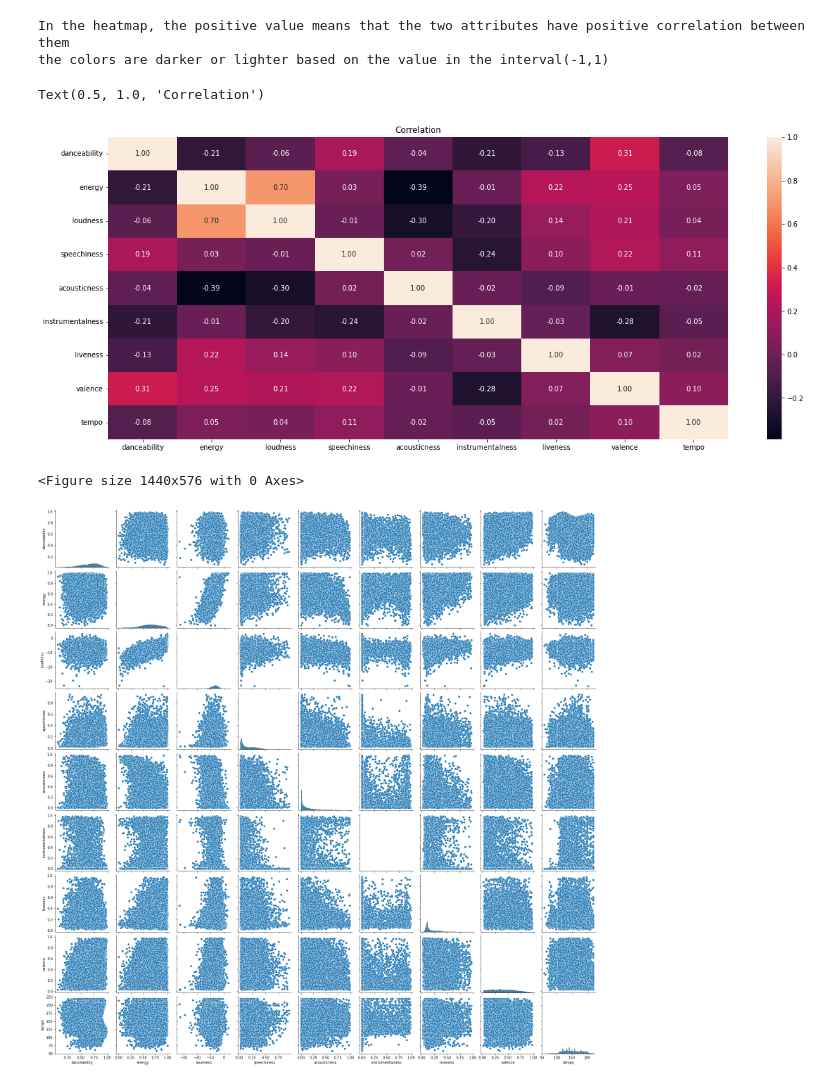
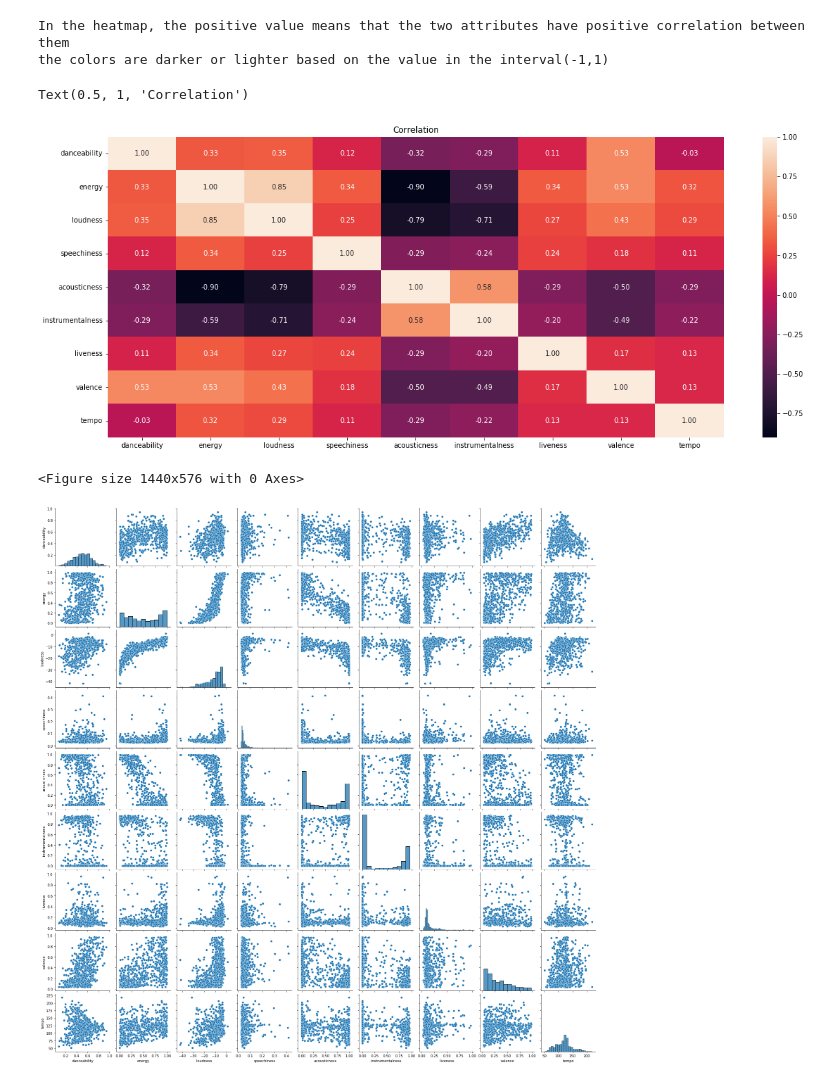
Before and after one commit to olalekeolaleke/Track-Information-and-Mood-Detector, a Jupyter notebook: analysis.ipynb, the cells around one changed output. Cells and saved outputs as stored; diff of their text form; code cells hidden in the pictures.

```diff
--- a/analysis.ipynb
+++ b/analysis.ipynb
@@ -15,5 +13,7 @@ from sklearn.preprocessing import MinMaxScaler
 # %%
-# reading csv file
-data_df = pd.read_csv("data/music_data.csv")
-data_df.head()
+# Creating csv path and loading second data in Pandas DataFrame
+
+csv_path = ("data/mood_data.csv")
+df = pd.read_csv(csv_path)
+df.head()
 # %% [output]
@@ -55,8 +54,8 @@ data_df.shape
 chosen_cols = ['danceability', 'energy', 'loudness', 'speechiness',
                          'acousticness', 'instrumentalness', 'liveness', 'valence', 'tempo']
 
-real_df = data_df[chosen_cols].copy()
+data_df = df[chosen_cols].copy()
 
-real_df.head()
+data_df.head()
 # %% [output]
 |  | danceability | energy | loudness | speechiness | acousticness | instrumentalness | liveness | valence | ... |
@@ -105,27 +96,27 @@ real_df.corr()
 # %%
 # Plotting data's heatmap with annotation
 plt.figure(figsize=(20,8))
 
 # Displaying heatmap
-sns.heatmap(real_df.corr(), annot=True, fmt='.2f')
+sns.heatmap(data_df.corr(), annot=True, fmt='.2f')
 print("In the heatmap, the positive value means that the two attributes have positive correlation between them")
 print("the colors are darker or lighter based on the value in the interval(-1,1) ")
 
 plt.savefig("image/heatmap.png")
 plt.title('Correlation')
 # %% [output]
 In the heatmap, the positive value means that the two attributes have positive correlation between them
 the colors are darker or lighter based on the value in the interval(-1,1)
-Text(0.5, 1.0, 'Correlation')
+Text(0.5, 1, 'Correlation')
-[figure, old version]
+[figure, new version]
 # %%
 # Representing the data in a pairplot
 plt.figure(figsize=(20,8))
-sns.pairplot(real_df)
+sns.pairplot(data_df)
 plt.savefig("image/pairplot")
 # %% [output]
 <Figure size 1440x576 with 0 Axes>
-[figure, old version]
+[figure, new version]
 # %%
 # Representing the data in a histogram
 
```
Also changed, not shown: parts of 15 cells of this notebook, 3 other files.
